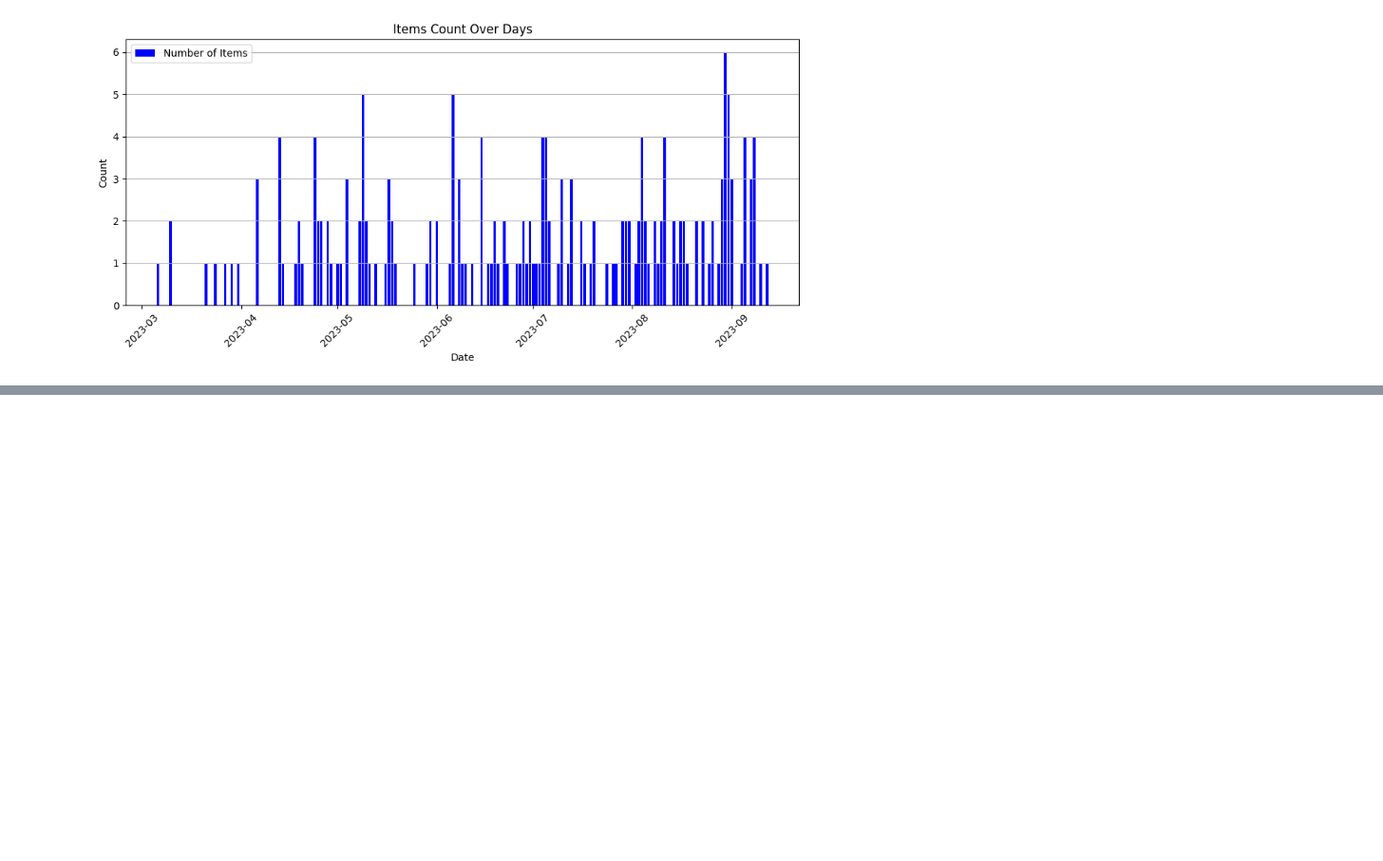
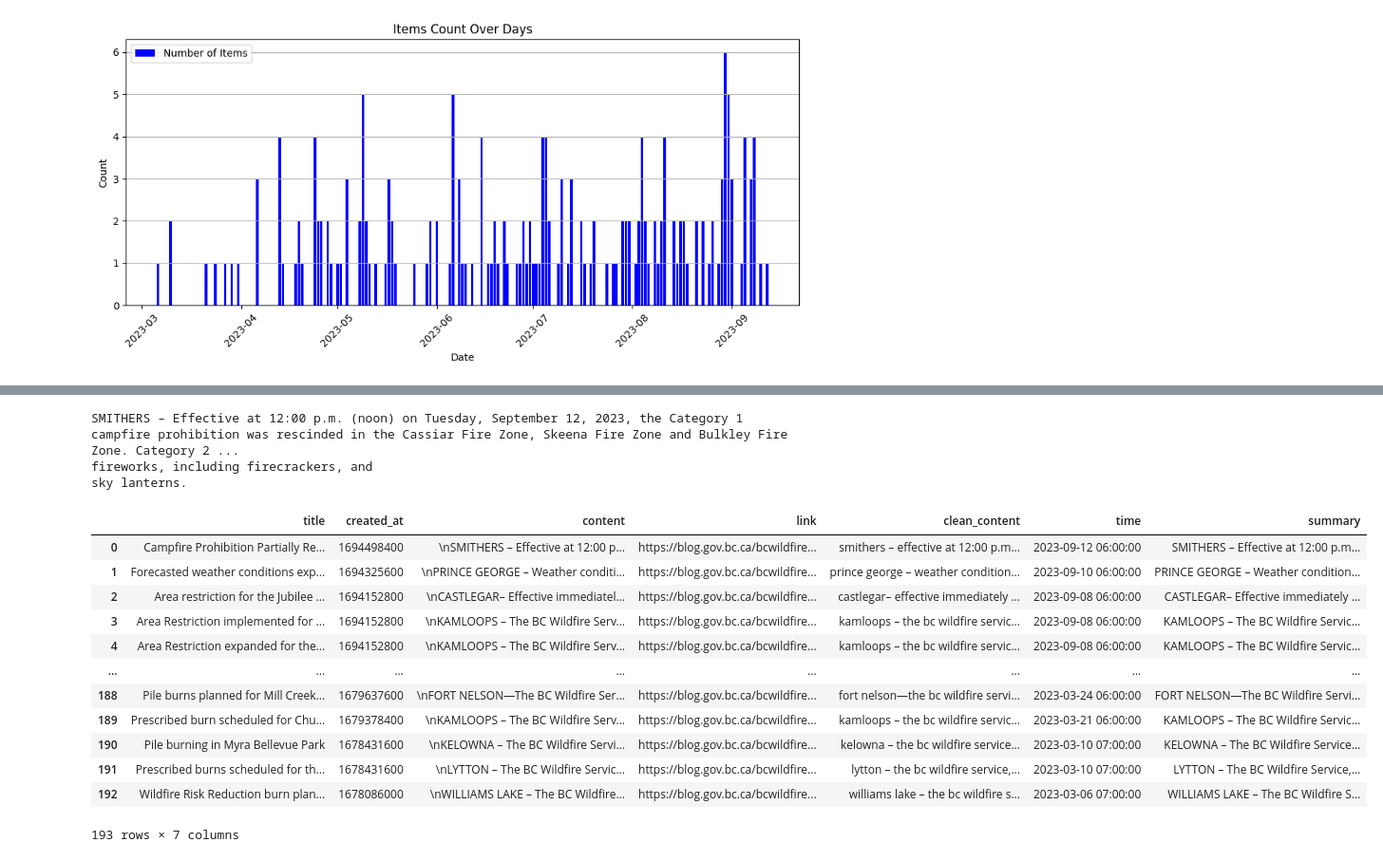
Before and after one commit to arvandiii/Thesis-Project, a Jupyter notebook: reddit/news.ipynb, the cells around one changed output, grey strips where cells are left out. Shown at 95% size. Drawn from its saved outputs; the diff is of its cells as text; code cells hidden in the pictures; blank space fills up the shorter version.

```diff
--- a/reddit/news.ipynb
+++ b/reddit/news.ipynb
@@ -258,0 +298,22 @@ Top Keywords:
+# %%
+from summarizer import Summarizer,TransformerSummarizer
+
+body = df.iloc[0]['content']
+
+paragraphs = [paragraph for paragraph in body.split('\n\n') if paragraph.strip()]
+extra = ["contact", "for more information", "call", "twitter", "instagram", "facebook", "download", "for update"]
+new_paragraphs = [paragraph for paragraph in paragraphs if not any(keyword in paragraph.lower() for keyword in extra)]
+
+body = '\n'.join(new_paragraphs)
+
+bert_model = Summarizer()
+bert_summary = ''.join(bert_model(body, min_length=60))
+print(bert_summary)
+
+# GPT2_model = TransformerSummarizer(transformer_type="GPT2",transformer_model_key="gpt2-medium")
+# full = ''.join(GPT2_model(body, min_length=60))
+# print(full)
+# %% [output]
+SMITHERS – Effective at 12:00 p.m. (noon) on Tuesday, September 12, 2023, the Category 1 campfire prohibition was rescinded in the Cassiar Fire Zone, Skeena Fire Zone and Bulkley Fire Zone. Category 2 ...
+fireworks, including firecrackers, and
+sky lanterns.
@@ -258,0 +337,16 @@ Top Keywords:
+# %%
+df
+# %% [output]
+|  | title | created_at | content | link | clean_content | time | summary |
+| 0 | Campfire Prohibition Partially Re... | 1694498400 | \nSMITHERS – Effective at 12:00 p... | https://blog.gov.bc.ca/bcwildfire... | smithers – effective at 12:00 p.m... | 2023-09-12 06:00:00 | SMITHERS – Effective at 12:00 p.m... |
+| 1 | Forecasted weather conditions exp... | 1694325600 | \nPRINCE GEORGE – Weather conditi... | https://blog.gov.bc.ca/bcwildfire... | prince george – weather condition... | 2023-09-10 06:00:00 | PRINCE GEORGE – Weather condition... |
+| 2 | Area restriction for the Jubilee ... | 1694152800 | \nCASTLEGAR– Effective immediatel... | https://blog.gov.bc.ca/bcwildfire... | castlegar– effective immediately ... | 2023-09-08 06:00:00 | CASTLEGAR– Effective immediately ... |
+| 3 | Area Restriction implemented for ... | 1694152800 | \nKAMLOOPS – The BC Wildfire Serv... | https://blog.gov.bc.ca/bcwildfire... | kamloops – the bc wildfire servic... | 2023-09-08 06:00:00 | KAMLOOPS – The BC Wildfire Servic... |
+| 4 | Area Restriction expanded for the... | 1694152800 | \nKAMLOOPS – The BC Wildfire Serv... | https://blog.gov.bc.ca/bcwildfire... | kamloops – the bc wildfire servic... | 2023-09-08 06:00:00 | KAMLOOPS – The BC Wildfire Servic... |
+| ... | ... | ... | ... | ... | ... | ... | ... |
+| 188 | Pile burns planned for Mill Creek... | 1679637600 | \nFORT NELSON—The BC Wildfire Ser... | https://blog.gov.bc.ca/bcwildfire... | fort nelson—the bc wildfire servi... | 2023-03-24 06:00:00 | FORT NELSON—The BC Wildfire Servi... |
+| 189 | Prescribed burn scheduled for Chu... | 1679378400 | \nKAMLOOPS – The BC Wildfire Serv... | https://blog.gov.bc.ca/bcwildfire... | kamloops – the bc wildfire servic... | 2023-03-21 06:00:00 | KAMLOOPS – The BC Wildfire Servic... |
+| 190 | Pile burning in Myra Bellevue Park | 1678431600 | \nKELOWNA – The BC Wildfire Servi... | https://blog.gov.bc.ca/bcwildfire... | kelowna – the bc wildfire service... | 2023-03-10 07:00:00 | KELOWNA – The BC Wildfire Service... |
+| 191 | Prescribed burns scheduled for th... | 1678431600 | \nLYTTON – The BC Wildfire Servic... | https://blog.gov.bc.ca/bcwildfire... | lytton – the bc wildfire service,... | 2023-03-10 07:00:00 | LYTTON – The BC Wildfire Service,... |
+| 192 | Wildfire Risk Reduction burn plan... | 1678086000 | \nWILLIAMS LAKE – The BC Wildfire... | https://blog.gov.bc.ca/bcwildfire... | williams lake – the bc wildfire s... | 2023-03-06 07:00:00 | WILLIAMS LAKE – The BC Wildfire S... |
+193 rows × 7 columns
```
Also changed, not shown: parts of 16 cells of this notebook.
